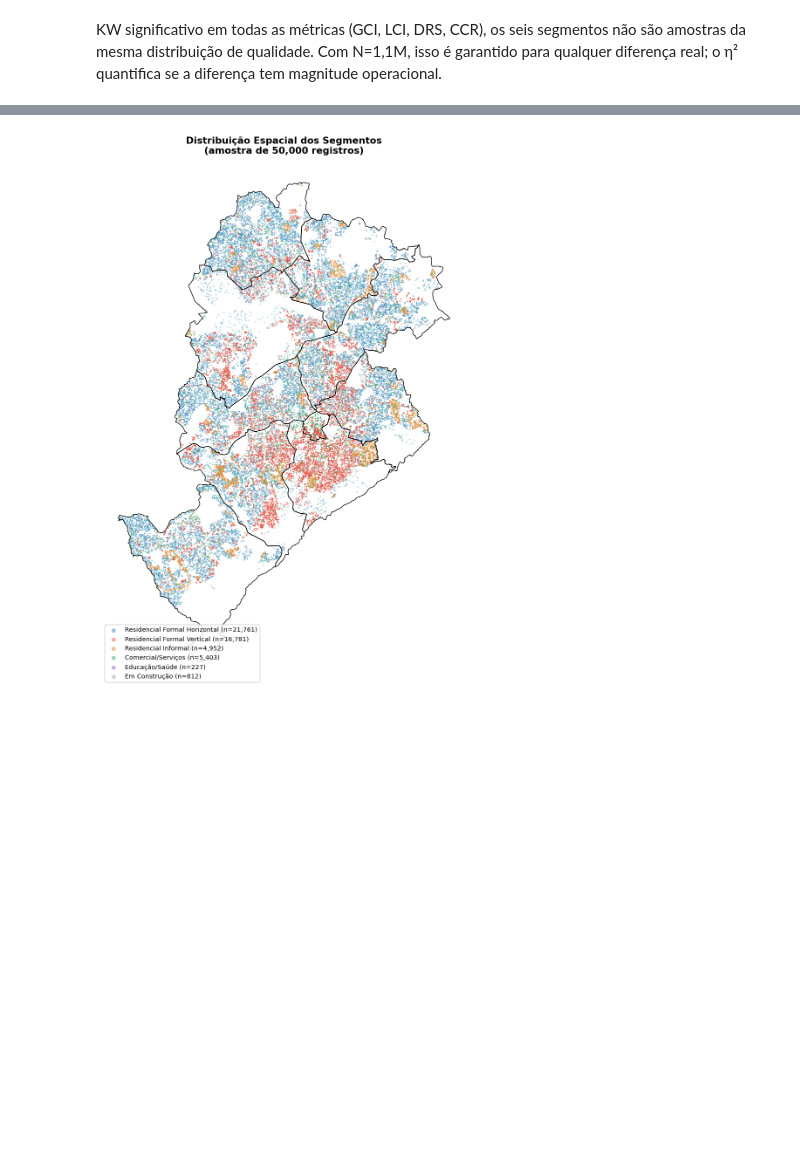
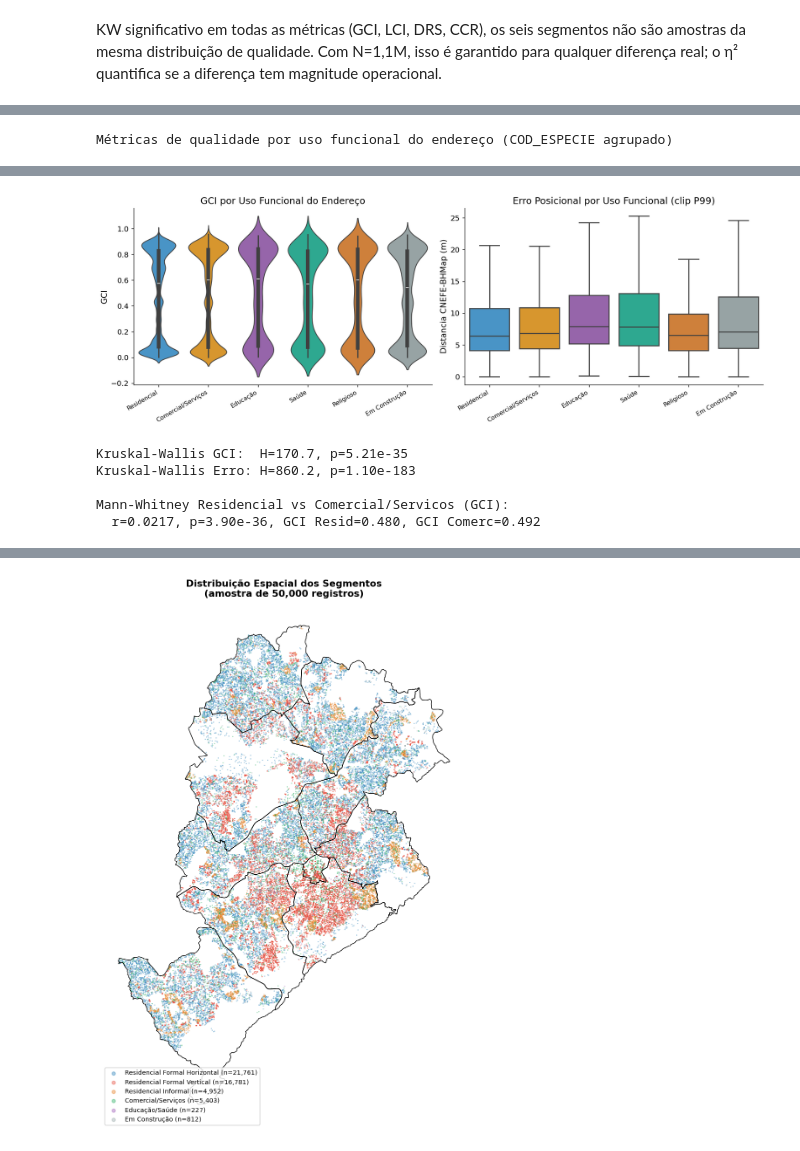
Before and after one commit to mcatrinque/geocoding-quality-analysis, a Jupyter notebook: notebooks/10_segmentacao_uso.ipynb, the cells around one changed output, grey strips where cells are left out. Saved outputs shown, nothing was run; the diff lists cells and outputs as text; code cells hidden in the pictures; blank space fills up the shorter version.

```diff
--- a/notebooks/10_segmentacao_uso.ipynb
+++ b/notebooks/10_segmentacao_uso.ipynb
@@ -368,0 +375,73 @@ match_distance     Residencial Formal Vertical         Residencial Informal
+# %%
+USO_MAP = {
+    1: 'Residencial', 2: 'Residencial',
+    3: 'Agropecuário',
+    4: 'Educação', 5: 'Saúde', 8: 'Religioso',
+    6: 'Comercial/Serviços',
+    7: 'Em Construção',
+}
+uso_order = ['Residencial', 'Comercial/Serviços', 'Educação', 'Saúde', 'Religioso', 'Em Construção']
+uso_colors = ['#3498db', '#f39c12', '#9b59b6', '#1abc9c', '#e67e22', '#95a5a6']
+palette_uso = {u: c for u, c in zip(uso_order, uso_colors)}
+
+gdf_uso_fn = metrics.copy()
+gdf_uso_fn['uso_fn'] = gdf_uso_fn['COD_ESPECIE'].map(USO_MAP).fillna('Outros')
+uso_present = [u for u in uso_order if u in gdf_uso_fn['uso_fn'].unique()]
+
+# --- Tabela descritiva por uso funcional ---
+tab_uso = gdf_uso_fn[gdf_uso_fn['uso_fn'].isin(uso_present)].groupby('uso_fn').agg(
+    n=('GCI', 'count'),
+    GCI_mediana=('GCI', 'median'),
+    GCI_medio=('GCI', 'mean'),
+    LCI_medio=('LCI', 'mean'),
+    MCI_medio=('MCI', 'mean'),
+    erro_mediano=('match_distance', 'median'),
+    RMSE=('match_distance', lambda x: np.sqrt(np.mean(x.dropna()**2)))
+).round(3)
+
+display(tab_uso.style
+    .background_gradient(subset=['GCI_mediana', 'GCI_medio', 'LCI_medio', 'MCI_medio'],
+                          cmap='RdYlGn', vmin=0, vmax=1)
+    .background_gradient(subset=['RMSE', 'erro_mediano'], cmap='OrRd')
+    .format({'n': '{:,.0f}', 'GCI_mediana': '{:.3f}', 'GCI_medio': '{:.3f}',
+             'LCI_medio': '{:.3f}', 'MCI_medio': '{:.3f}',
+             'erro_mediano': '{:.1f}m', 'RMSE': '{:.1f}m'})
+    .set_caption('Métricas de qualidade por uso funcional do endereço (COD_ESPECIE agrupado)'))
+
+# --- Violin/boxplot estático: GCI e erro por uso funcional ---
+fig, axes = plt.subplots(1, 2, figsize=(14, 5))
+
+gdf_uso_fn_filt = gdf_uso_fn[gdf_uso_fn['uso_fn'].isin(uso_present)].copy()
+sns.violinplot(data=gdf_uso_fn_filt, x='uso_fn', y='GCI', order=uso_present,
+               palette=palette_uso, inner='box', ax=axes[0], linewidth=1.2)
+axes[0].set_title('GCI por Uso Funcional do Endereço')
+axes[0].set_xlabel('')
+axes[0].set_ylabel('GCI')
+plt.setp(axes[0].get_xticklabels(), rotation=30, ha='right', fontsize=9)
+
+p99_uso = gdf_uso_fn_filt['match_distance'].quantile(0.99)
+gdf_uso_fn_filt = gdf_uso_fn_filt.copy()
+gdf_uso_fn_filt['dist_clip'] = gdf_uso_fn_filt['match_distance'].clip(0, p99_uso)
+sns.boxplot(data=gdf_uso_fn_filt, x='uso_fn', y='dist_clip', order=uso_present,
+            palette=palette_uso, ax=axes[1], showfliers=False, linewidth=1.5)
+axes[1].set_title('Erro Posicional por Uso Funcional (clip P99)')
+axes[1].set_xlabel('')
+axes[1].set_ylabel('Distancia CNEFE-BHMap (m)')
+plt.setp(axes[1].get_xticklabels(), rotation=30, ha='right', fontsize=9)
+
+plt.tight_layout()
+plt.savefig(config.FIG_DIR / 'nb09_violin_uso_fn_gci.png', dpi=200, bbox_inches='tight')
+plt.show()
+
+# --- Kruskal-Wallis ---
+kw_gci_uso = kruskal_wallis_test(gdf_uso_fn_filt, 'GCI', 'uso_fn')
+kw_err_uso = kruskal_wallis_test(gdf_uso_fn_filt, 'match_distance', 'uso_fn')
+print(f"\nKruskal-Wallis GCI:  H={kw_gci_uso['H']:.1f}, p={kw_gci_uso['p_value']:.2e}")
+print(f"Kruskal-Wallis Erro: H={kw_err_uso['H']:.1f}, p={kw_err_uso['p_value']:.2e}")
+
+mw_res_com = mann_whitney_test(gdf_uso_fn_filt, 'GCI', 'uso_fn', 'Residencial', 'Comercial/Serviços')
+print(f"\nMann-Whitney Residencial vs Comercial/Servicos (GCI):")
+print(f"  r={mw_res_com['effect_size_r']:.4f}, p={mw_res_com['p_value']:.2e}, "
+      f"GCI Resid={mw_res_com['mean_a']:.3f}, GCI Comerc={mw_res_com['mean_b']:.3f}")
+# %% [output]
+Métricas de qualidade por uso funcional do endereço (COD_ESPECIE agrupado)
@@ -369 +456,7 @@ match_distance     Residencial Formal Vertical         Residencial Informal
+[figure, added]
+Kruskal-Wallis GCI:  H=170.7, p=5.21e-35
+Kruskal-Wallis Erro: H=860.2, p=1.10e-183
+
+Mann-Whitney Residencial vs Comercial/Servicos (GCI):
+  r=0.0217, p=3.90e-36, GCI Resid=0.480, GCI Comerc=0.492
 # %% [markdown]
```
Also changed, not shown: parts of 23 cells of this notebook, 27 other files.
